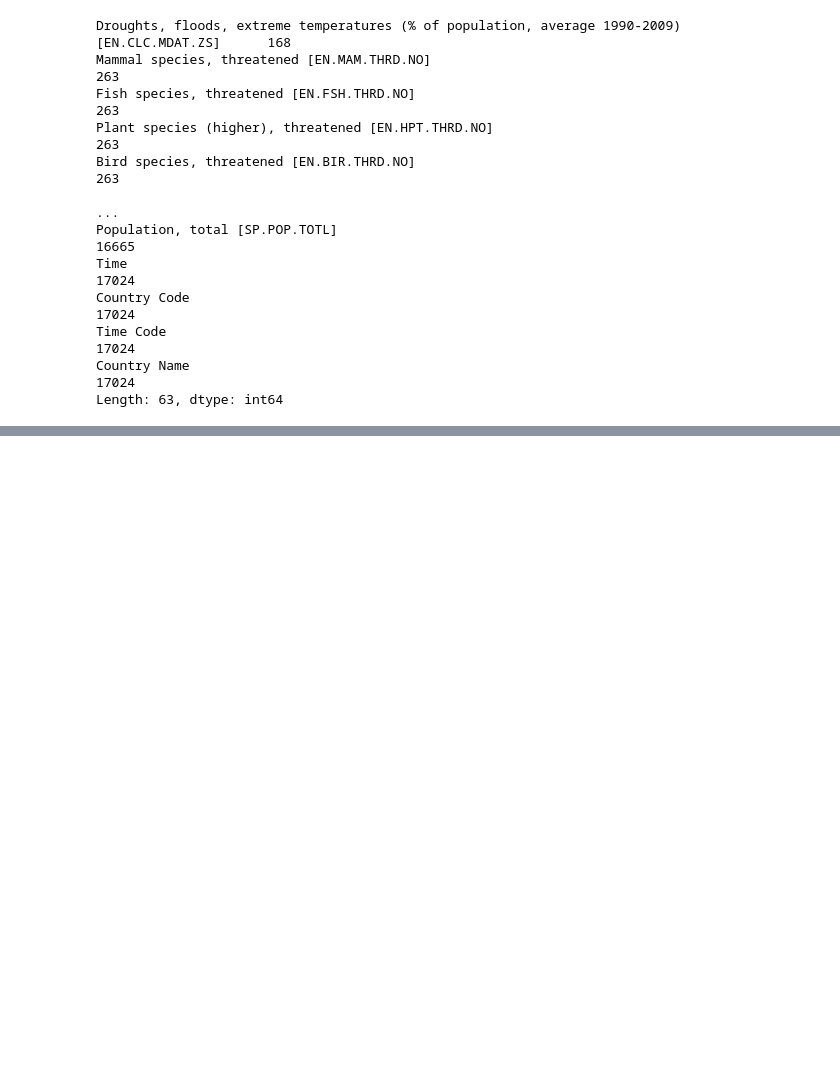
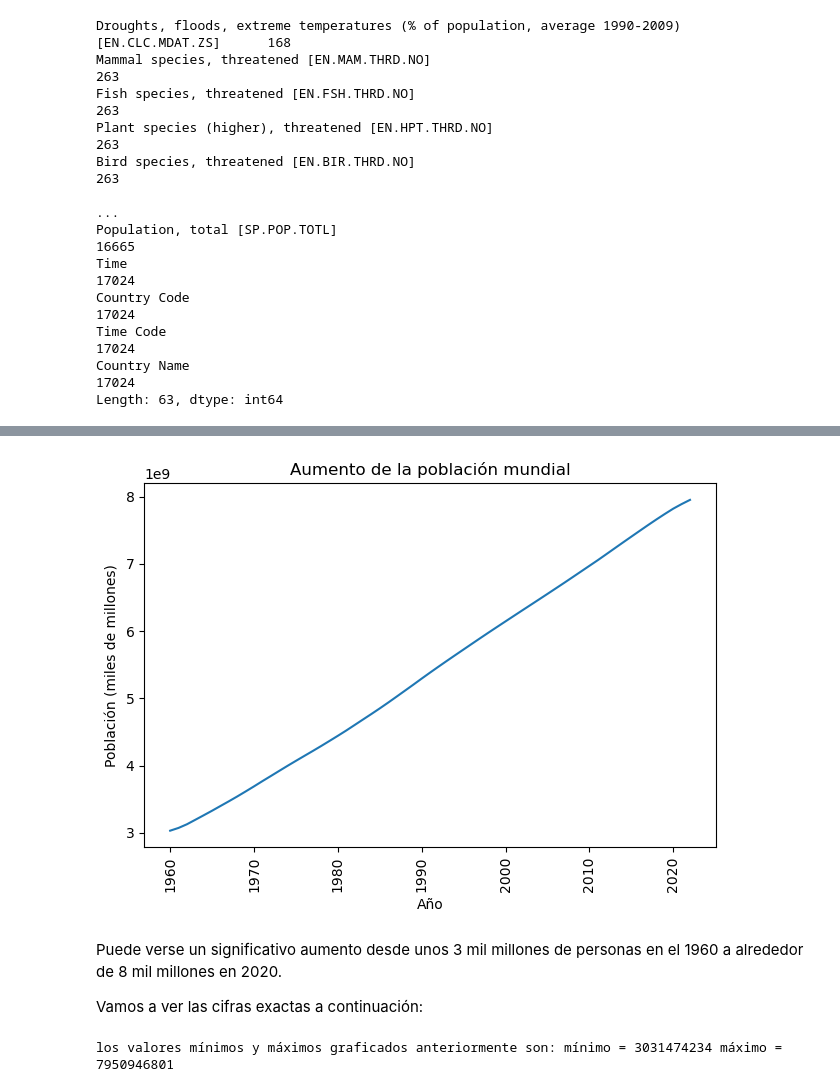
Before and after one commit to Karimsingera/Coderhouse_Data_Science, a Jupyter notebook: La_Transformancion_del_Mundo_en_los_Ultimos_60_anos.ipynb, the cells around one changed output, grey strips where cells are left out. Cells and saved outputs as stored; diff of their text form; code cells hidden in the pictures; blank space fills up the shorter version.

```diff
--- a/La_Transformancion_del_Mundo_en_los_Ultimos_60_anos.ipynb
+++ b/La_Transformancion_del_Mundo_en_los_Ultimos_60_anos.ipynb
@@ -353,0 +485,31 @@ memory usage: 8.2+ MB
+# %%
+# Filtrar el DataFrame para el subgrupo 'World'
+#df_world = df[df['pais'] == 'World']
+
+# Crear un gráfico de líneas para la población
+plt.plot(df_world['Anio'], df_world['Poblacion Total'])
+
+# Configurar el título y las etiquetas de los ejes
+plt.title('Aumento de la población mundial')
+plt.xlabel('Año')
+plt.ylabel('Población (miles de millones)')
+
+# Mostrar el gráfico
+plt.xticks(rotation=90)
+plt.tight_layout()
+plt.show()
+# %% [output]
+[figure, added]
+# %% [markdown]
+Puede verse un significativo aumento desde unos 3 mil millones de personas en el 1960 a alrededor de 8 mil millones en 2020.
+
+Vamos a ver las cifras exactas a continuación:
+# %%
+# Valores poblacionales mínimo y máximo
+
+pob_min = int(df_world['Poblacion Total'].min())
+pob_max = int(df_world['Poblacion Total'].max())
+
+print(f'los valores mínimos y máximos graficados anteriormente son: mínimo = {pob_min} máximo = {pob_max}')
+# %% [output]
+los valores mínimos y máximos graficados anteriormente son: mínimo = 3031474234 máximo = 7950946801
```
Also changed, not shown: parts of 23 cells of this notebook, 12 other files.
